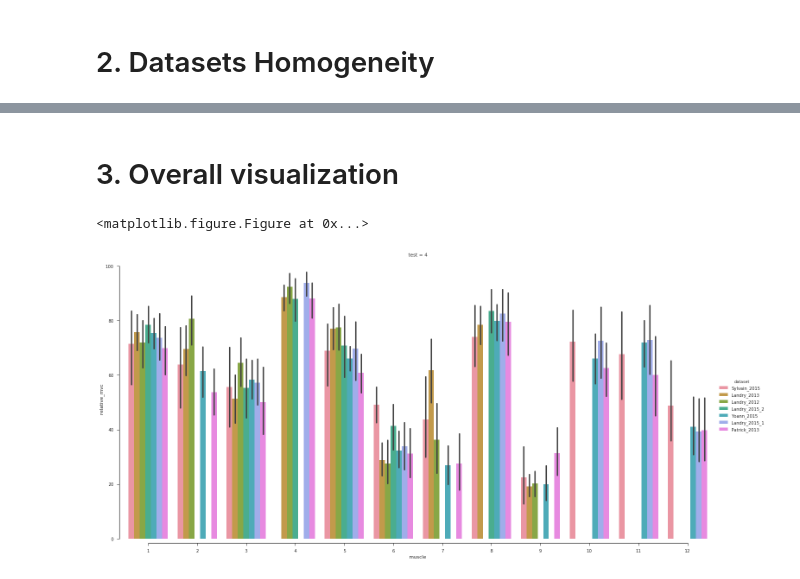
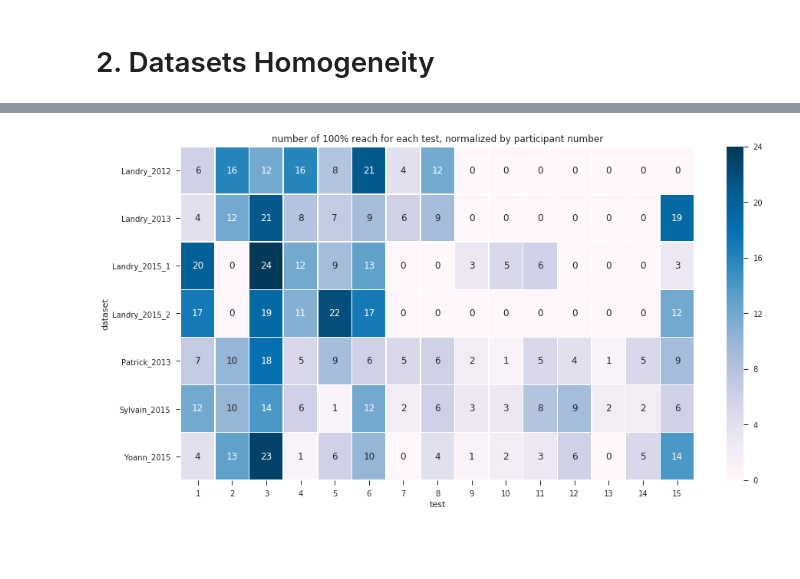
Before and after one commit to romainmartinez/mvc, a Jupyter notebook: 00_exploration.ipynb, the cells around one changed output, grey strips where cells are left out. Drawn from its saved outputs; the diff is of its cells as text; code cells hidden in the pictures; blank space fills up the shorter version.

```diff
--- a/00_exploration.ipynb
+++ b/00_exploration.ipynb
@@ -137,12 +108,12 @@ max.pivot_table(values='muscle', index='dataset', columns='test', aggfunc=np.sum
-# %% [markdown]
-# 3. Overall visualization
-# %%
-plt.figure(figsize=(45, 10))
-sns.factorplot(x='muscle', y='relative_mvc',
-               hue='dataset', row='test',
-               data=df[df.test == 4], kind='bar',
-               size=10, aspect=2)
-sns.despine(offset=10, trim=True)
-# %% [output]
-<matplotlib.figure.Figure at 0x...>
-[figure, removed]
+# %%
+#func = lambda x: 100*x.count()/df.shape[0]
+max = df[df['relative_mvc'] == 100].pivot_table(values='muscle', index='dataset', columns='test',
+                                                aggfunc='count', fill_value=0)
+max = (max.div(max.sum(axis=1), axis=0)*100).astype(int)
+# %%
+fig, ax = plt.subplots(figsize=(15, 8))
+sns.heatmap(max, annot=True, fmt="d", linewidths=.5, ax=ax, cmap='PuBu')
+ax.set_title('number of 100% reach for each test, normalized by participant number')
+plt.show()
+# %% [output]
+[figure, added]
```
Also changed, not shown: parts of 6 cells of this notebook, 1 other file.
